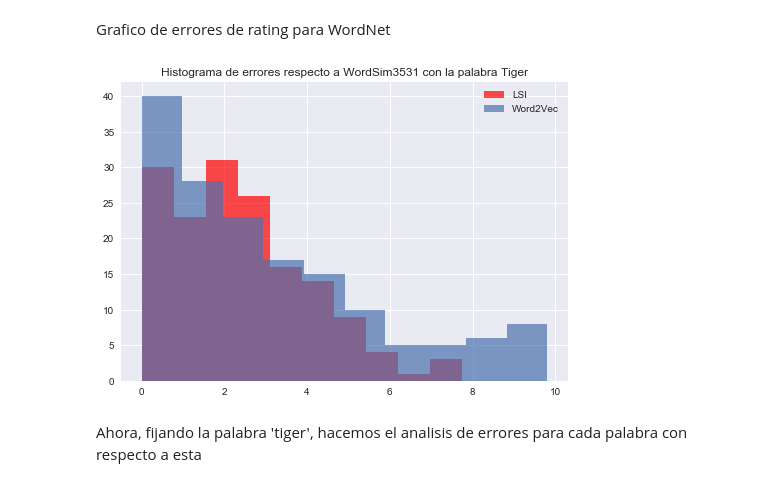
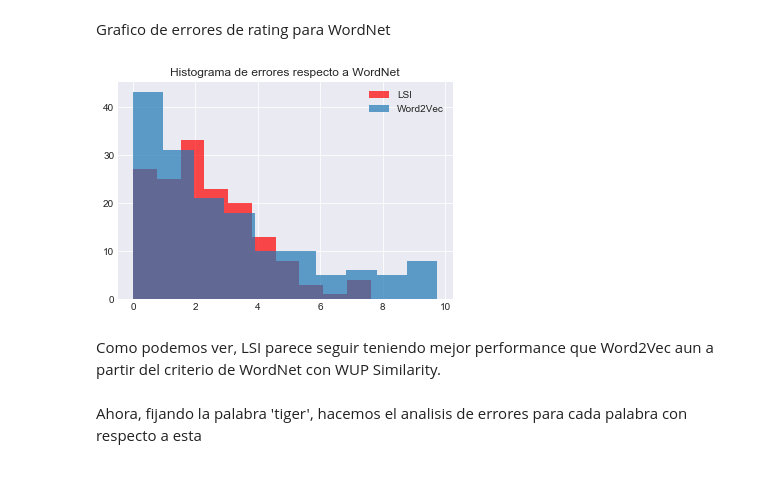
Before and after one commit to brianbok/cienciadatos-entregas, a Jupyter notebook: tp6/TP6.ipynb, the cells around one changed output. Saved outputs shown, nothing was run; the diff lists cells and outputs as text; code cells hidden in the pictures.

Commit message:
Agrego palabras en el 2, conclusiones, saco histogramas de "tiger" en el 3, agrego conclusion corta y nota de como entrenamos Word2Vec.

```diff
--- a/tp6/TP6.ipynb
+++ b/tp6/TP6.ipynb
@@ -233,7 +238,9 @@ def autocorrelation(points,word_positions,rates):
 # %% [markdown]
 Se calcula la autocorrelacion de 'instinct' en el texto:
 # %%
-autocorr = autocorrelation(points_of_interest, example_word_occurs["instinct"], example_word_rates["instinct"])
+autocorr = dict()
+for word in example_words:
+    autocorr[word] = autocorrelation(points_of_interest, example_word_occurs[word], example_word_rates[word])
 # %% [markdown]
 Se hace un random shuffle del texto y se vuelve a calcular la autocorrelacion de 'instinct':
 # %%
@@ -245,14 +252,17 @@ random_word_rates = dict()
 for word in example_words:
     random_word_rates[word] = rate_of_occurence(points_of_interest, random_word_occurs[word])
 # %%
-random_autocorr = autocorrelation(points_of_interest, random_word_occurs["instinct"], random_word_rates["instinct"])
+random_autocorr = dict()
+for word in example_words:
+    random_autocorr[word] = autocorrelation(points_of_interest, random_word_occurs[word], random_word_rates[word])
 # %% [markdown]
 Se grafica la autocorrelacion de 'instinct' comparandolo con el caso en que el texto se randomiza:
 # %%
-autocorr_df = pd.DataFrame(zip(autocorr,random_autocorr), columns=['Autocorrelation','Random Autocorrelation'], index=range(0,10000,POINT_STEP))
-ax = autocorr_df.plot()
-ax.set_title("Autocorrelation of 'instinct'")
-ax.set_xlabel("Tau")
-ax.set_ylabel("Autocorrelation")
-plt.show()
+for word in example_words:
+    autocorr_df = pd.DataFrame(zip(autocorr[word],random_autocorr[word]), columns=['Autocorrelation','Random Autocorrelation'], index=range(0,10000,POINT_STEP))
+    ax = autocorr_df.plot()
+    ax.set_title("Autocorrelation of '{0}'".format(word))
+    ax.set_xlabel("Tau")
+    ax.set_ylabel("Autocorrelation")
+    plt.show()
 # %% [output]
@@ -445,7 +461,7 @@ def wordnet_noun_wup_similarity(w1,w2):
                 sim = max(n1.wup_similarity(n2), sim)
     return sim * 10
 # %%
-results_wordnet = [[w1,w2,lsav,w2v,float('%.2f'%wordnet_noun_similarity(w1,w2))] for w1,w2,v,lsav,w2v in results]
+results_wordnet = [[w1,w2,lsav,w2v,float('%.2f'%wordnet_noun_wup_similarity(w1,w2))] for w1,w2,v,lsav,w2v in results]
 # %% [markdown]
 Tabla de ratings con WordNet wup similarity, utilizando las palabras de WordSim3531
 # %%
@@ -467,9 +483,11 @@ results_wordnet_df[:10]
 Grafico de errores de rating para WordNet
 # %%
 results_wordsim = [[v,lv,wv] for w1,w2,lv,wv,v in results_wordnet]
-error_histogram(results_wordsim, "WordSim3531 con la palabra Tiger")
+error_histogram(results_wordsim, "WordNet")
 # %% [output]
-[figure, old version]
+[figure, new version]
+# %% [markdown]
+Como podemos ver, LSI parece seguir teniendo mejor performance que Word2Vec aun a partir del criterio de WordNet con WUP Similarity.
 # %% [markdown]
 Ahora, fijando la palabra 'tiger', hacemos el analisis de errores para cada palabra con respecto a esta
 # %%
```
Also changed, not shown: parts of 18 cells of this notebook.
